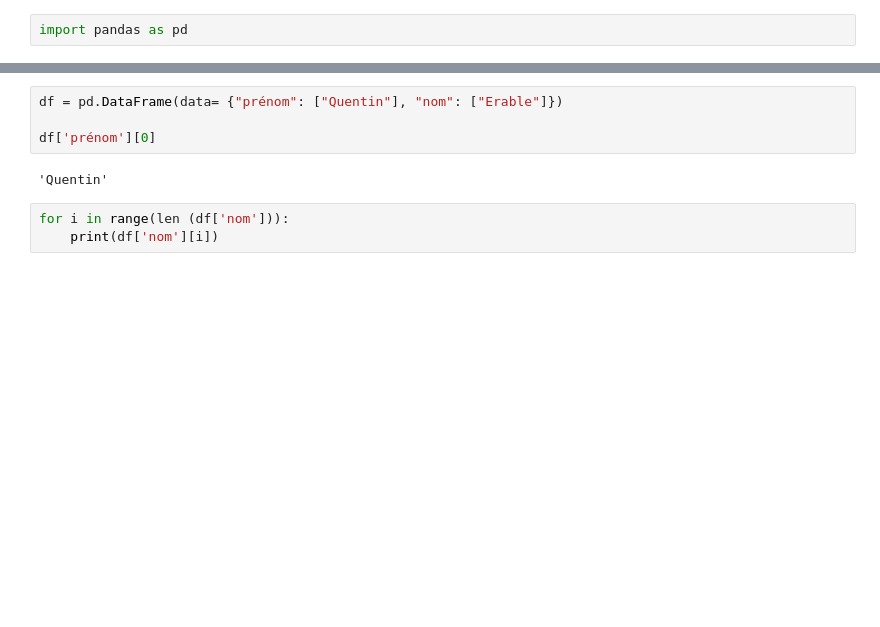
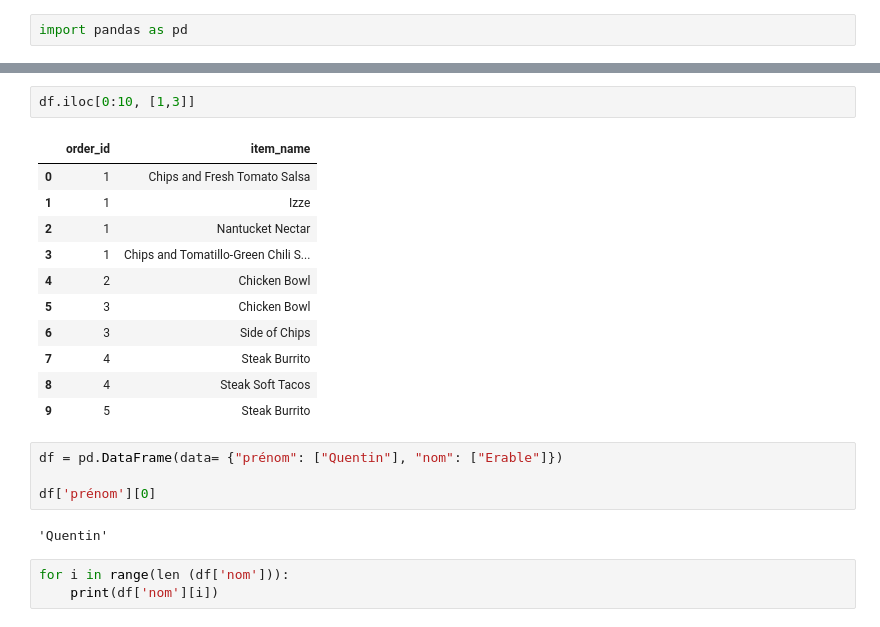
Before and after one commit to Quentin1917/ExploratoryDataAnalysis, a Jupyter notebook: J1/01-Data_manipulation_with_Pandas.ipynb, the cells around one changed output, grey strips where cells are left out. Cells and saved outputs as stored; diff of their text form; blank space fills up the shorter version.

```diff
--- a/J1/01-Data_manipulation_with_Pandas.ipynb
+++ b/J1/01-Data_manipulation_with_Pandas.ipynb
@@ -3,3 +58,17 @@ import pandas as pd
+# %%
+df.iloc[0:10, [1,3]]
+# %% [output]
+|  | order_id | item_name |
+| 0 | 1 | Chips and Fresh Tomato Salsa |
+| 1 | 1 | Izze |
+| 2 | 1 | Nantucket Nectar |
+| 3 | 1 | Chips and Tomatillo-Green Chili S... |
+| 4 | 2 | Chicken Bowl |
+| 5 | 3 | Chicken Bowl |
+| 6 | 3 | Side of Chips |
+| 7 | 4 | Steak Burrito |
+| 8 | 4 | Steak Soft Tacos |
+| 9 | 5 | Steak Burrito |
 # %%
 df = pd.DataFrame(data= {"prénom": ["Quentin"], "nom": ["Erable"]})
 
```
Also changed, not shown: parts of 7 cells of this notebook.
